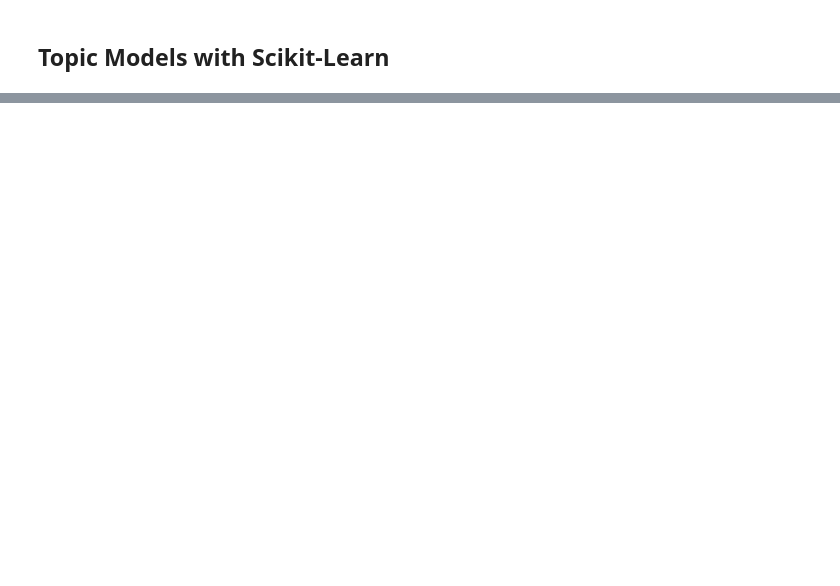
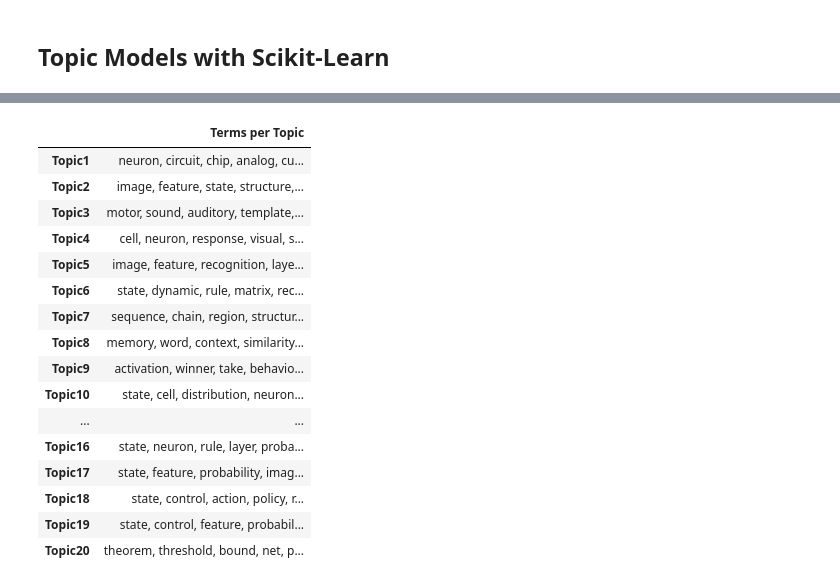
Before and after one commit to beliciataylor/self-study, a Jupyter notebook: NLP_Learning/ch06_text_summarization_topic_models.ipynb, the cells around one changed output, grey strips where cells are left out. Saved outputs shown, nothing was run; the diff lists cells and outputs as text; code cells hidden in the pictures; blank space fills up the shorter version.

```diff
--- a/NLP_Learning/ch06_text_summarization_topic_models.ipynb
+++ b/NLP_Learning/ch06_text_summarization_topic_models.ipynb
@@ -924,7 +973,7 @@ def topic_model_coherence_generator(corpus, texts, dictionary, start_topic_count
 import pickle
 import numpy
 
-filename = 'models/lda_models.sav'
+filename = path_to_users + '/LearningCode/NLP_Learning/lda_models.sav'
 lda_models = pickle.load(open(filename, 'rb'))
 
 coherence_scores = np.genfromtxt('data/coherence_scores.csv', delimiter=',')
@@ -1147,12 +1360,31 @@ document_topics = lda_model.fit_transform(cv_features)
 # %%
 # obtain topic-term matrix
 # build dataframe from it to showcase topics and terms
 topic_terms = lda_model.components_
 topic_key_term_idxs = np.argsort(-np.absolute(topic_terms), axis=1)[:, :top_terms]
 topic_keyterms = vocabulary[topic_key_term_idxs]
 topics = [', '.join(topic) for topic in topic_keyterms]
 pd.set_option('display.max_colwidth', -1)
-topics_df = pd.DataFrame(topics, column=['Terms per Topic'], index=['Topic'+str(t) for t in range(1, TOTAL_TOPICS+1)])
+topics_df = pd.DataFrame(topics, columns=['Terms per Topic'],
+                         index=['Topic'+str(t) for t in range(1, TOTAL_TOPICS+1)])
 topics_df
+# %% [output]
+|  | Terms per Topic |
+| Topic1 | neuron, circuit, chip, analog, cu... |
+| Topic2 | image, feature, state, structure,... |
+| Topic3 | motor, sound, auditory, template,... |
+| Topic4 | cell, neuron, response, visual, s... |
+| Topic5 | image, feature, recognition, laye... |
+| Topic6 | state, dynamic, rule, matrix, rec... |
+| Topic7 | sequence, chain, region, structur... |
+| Topic8 | memory, word, context, similarity... |
+| Topic9 | activation, winner, take, behavio... |
+| Topic10 | state, cell, distribution, neuron... |
+| ... | ... |
+| Topic16 | state, neuron, rule, layer, proba... |
+| Topic17 | state, feature, probability, imag... |
+| Topic18 | state, control, action, policy, r... |
+| Topic19 | state, control, feature, probabil... |
+| Topic20 | theorem, threshold, bound, net, p... |
 # %%
 # view research papers having max contribution of each of the 20 topics
```
Also changed, not shown: parts of 79 cells of this notebook, 7 other files.
